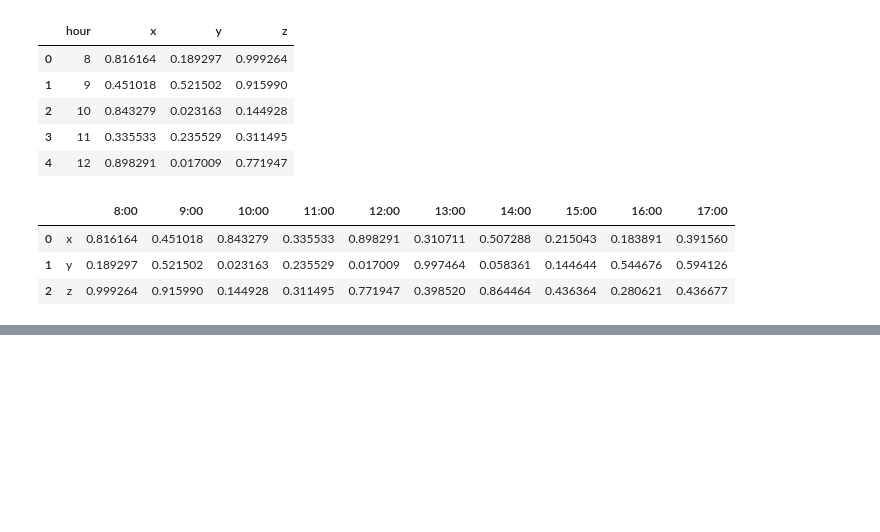
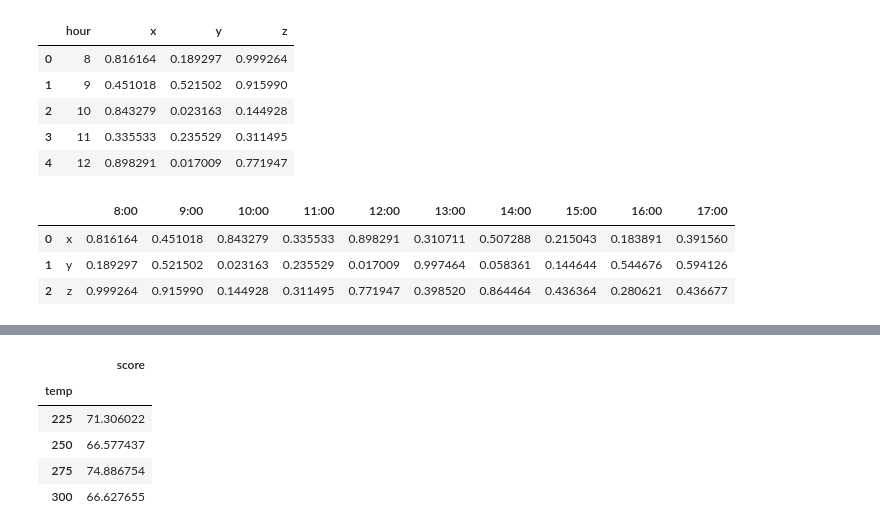
Before and after one commit to tarrencen/classification-exercises, a Jupyter notebook: tidy_data.ipynb, the cells around one changed output, grey strips where cells are left out. Saved outputs shown, nothing was run; the diff lists cells and outputs as text; code cells hidden in the pictures; blank space fills up the shorter version.

```diff
--- a/tidy_data.ipynb
+++ b/tidy_data.ipynb
@@ -150,0 +195,4 @@ coffee_repiv.reset_index()
+# %%
+cake_df['recipe'] = cake_df['recipe:position'].str.split(':').str[0]
+cake_df['position'] = cake_df['recipe:position'].str.split(':').str[1]
+cake_df = cake_df.drop(columns= 'recipe:position')
@@ -150,0 +202,13 @@ coffee_repiv.reset_index()
+# %%
+fallen_cake = cake_df.melt(id_vars= ['recipe', 'position'])
+fallen_cake = fallen_cake.rename(columns= {'variable': 'temp', 'value': 'score'})
+fallen_cake.sort_values(by= 'score', ascending=False)
+# %%
+fallen_cake.groupby('temp').mean()
+# %% [output]
+|  | score |
+| temp |  |
+| 225 | 71.306022 |
+| 250 | 66.577437 |
+| 275 | 74.886754 |
+| 300 | 66.627655 |
```
Also changed, not shown: parts of 7 cells of this notebook.
